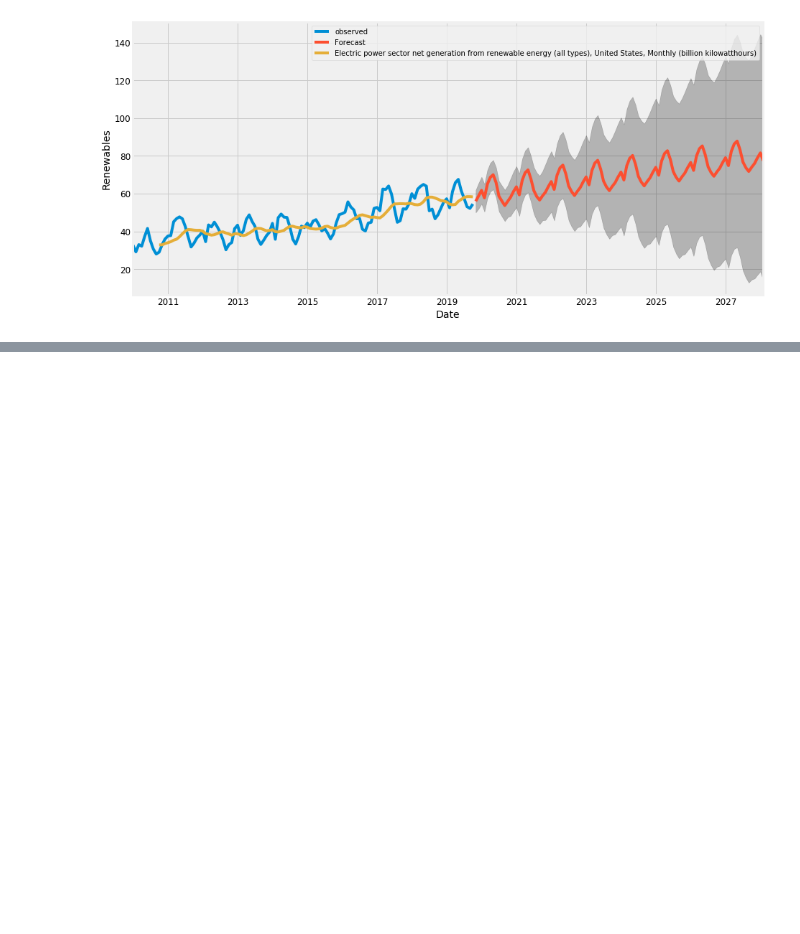
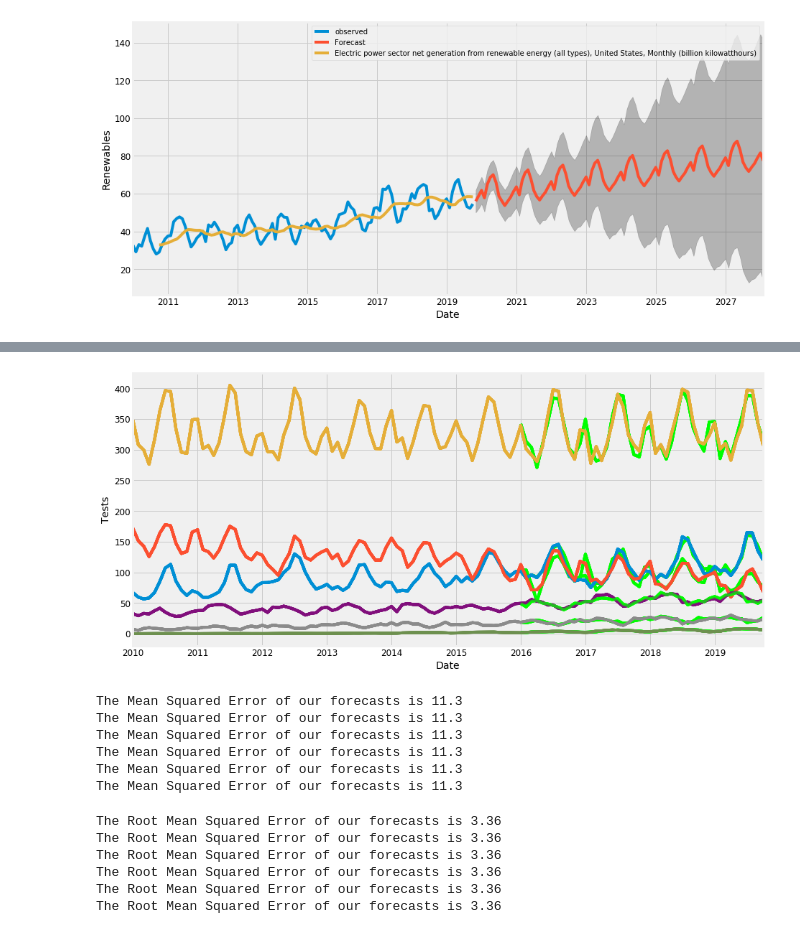
Before and after one commit to wtcarnes/Project-3-, a Jupyter notebook: static/Python/Analysis 4 - MultiVariate ML.ipynb, the cells around one changed output, grey strips where cells are left out. Cells and saved outputs as stored; diff of their text form; code cells hidden in the pictures; blank space fills up the shorter version.

```diff
--- a/static/Python/Analysis 4 - MultiVariate ML.ipynb
+++ b/static/Python/Analysis 4 - MultiVariate ML.ipynb
@@ -278,0 +343,9 @@ plt.show()
+# %%
+p = d = q = range(0, 2)
+pdq = list(itertools.product(p, d, q))
+seasonal_pdq = [(x[0], x[1], x[2], 12) for x in list(itertools.product(p, d, q))]
+print('Examples of parameter combinations for Seasonal ARIMA...')
+print('SARIMAX: {} x {}'.format(pdq[1], seasonal_pdq[1]))
+print('SARIMAX: {} x {}'.format(pdq[1], seasonal_pdq[2]))
+print('SARIMAX: {} x {}'.format(pdq[2], seasonal_pdq[3]))
+print('SARIMAX: {} x {}'.format(pdq[2], seasonal_pdq[4]))
@@ -278,0 +402,14 @@ plt.show()
+# %%
+models = []
+model_results = []
+
+for i in var:
+    model = sm.tsa.statespace.SARIMAX(i,
+                                order=(1, 1, 1),
+                                seasonal_order=(1, 1, 0, 12),
+                                enforce_stationarity=False,
+                                enforce_invertibility=False)
+    model_results.append(model.fit())
+# %%
+for i in model_results:
+    print(i.summary().tables[1])
@@ -278,0 +464,46 @@ plt.show()
+# %%
+for i in model_results:
+
+    pred = i.get_prediction(start=pd.to_datetime('2016-01-01'), dynamic=False)
+
+
+
+    for i in var:
+        pred_ci = pred.conf_int()
+        ax = i['2010':].plot(label='observed')
+        pred.predicted_mean.plot(ax=ax, label='One-step ahead Forecast', alpha=.7, color='lime', figsize=(14, 7))
+#         ax.fill_between(pred_ci.index,
+#                         pred_ci.iloc[:, 0],
+#                         pred_ci.iloc[:, 1], color='k', alpha=.2)
+
+
+        ax.set_xlabel('Date')
+        ax.set_ylabel('Tests')
+
+# plt.legend()
+plt.show()
+# %% [output]
+[figure, added]
+# %%
+for i in var:
+    y_forecasted = pred.predicted_mean
+    y_truth = renew_sum['2010-01-01':]
+    mse = ((y_forecasted - y_truth) ** 2).mean()
+    print('The Mean Squared Error of our forecasts is {}'.format(round(mse, 2)))
+# %% [output]
+The Mean Squared Error of our forecasts is 11.3
+The Mean Squared Error of our forecasts is 11.3
+The Mean Squared Error of our forecasts is 11.3
+The Mean Squared Error of our forecasts is 11.3
+The Mean Squared Error of our forecasts is 11.3
+The Mean Squared Error of our forecasts is 11.3
+# %%
+for i in var:
+    print('The Root Mean Squared Error of our forecasts is {}'.format(round(np.sqrt(mse), 2)))
+# %% [output]
+The Root Mean Squared Error of our forecasts is 3.36
+The Root Mean Squared Error of our forecasts is 3.36
+The Root Mean Squared Error of our forecasts is 3.36
+The Root Mean Squared Error of our forecasts is 3.36
+The Root Mean Squared Error of our forecasts is 3.36
+The Root Mean Squared Error of our forecasts is 3.36
```
Also changed, not shown: parts of 18 cells of this notebook.
